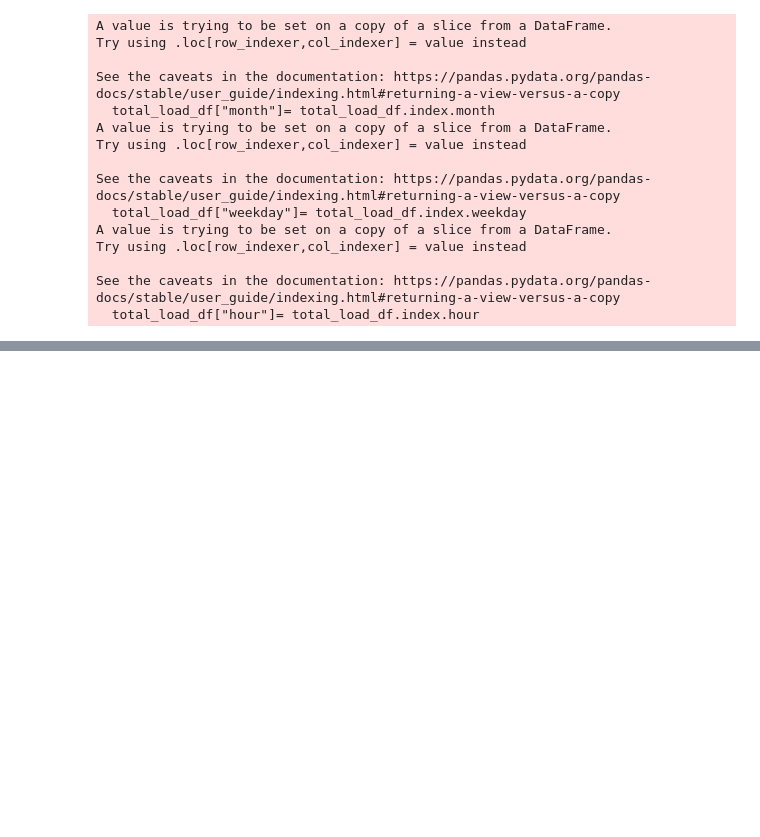
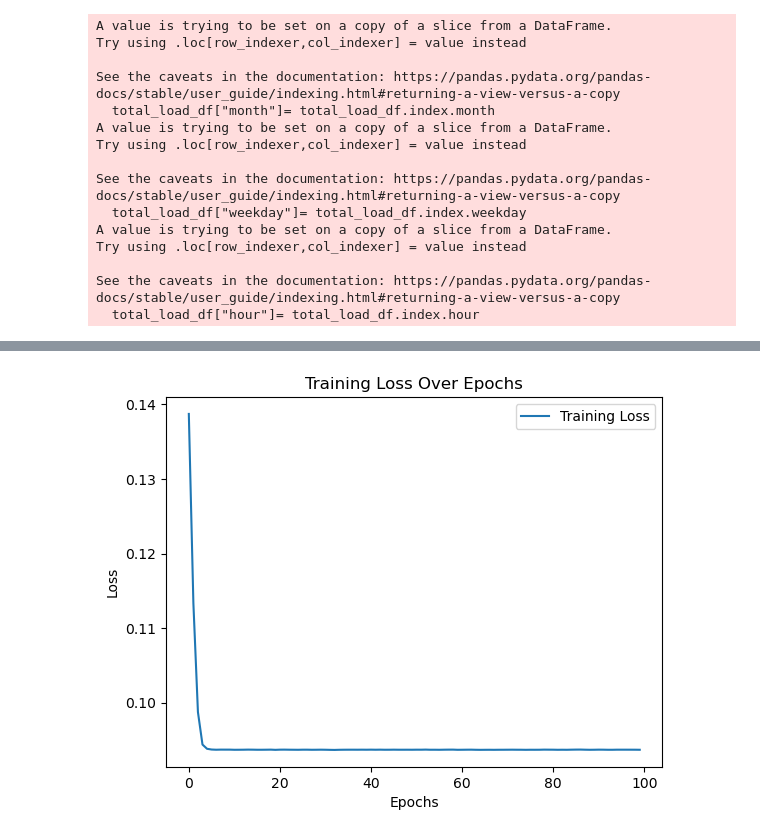
Before and after one commit to siljeberiksen/AI-in-industry, a Jupyter notebook: data_exploration.ipynb, the cells around one changed output, grey strips where cells are left out. Cells and saved outputs as stored; diff of their text form; code cells hidden in the pictures; blank space fills up the shorter version.

Commit message:
Made model and normalized input + output)

```diff
--- a/data_exploration.ipynb
+++ b/data_exploration.ipynb
@@ -94,0 +220,31 @@ import neuralprobabilistic
+# %%
+def custom_loss(y_true, dist):
+    # Extract mean and standard deviation from the distribution
+    mean = dist.loc
+    std = dist.scale
+
+    # Adjust the scale parameter as needed
+    scaled_std = std * 0.1
+
+    # Calculate the negative log-likelihood
+    negloglik = -tfp.distributions.Normal(mean, std).log_prob(y_true)
+
+    return tf.reduce_mean(negloglik)
+
+
+# Compile the model with a suitable loss function
+
+#This gave way to large values
+negloglikelihood = lambda y_true, dist: -dist.log_prob(y_true)*0.1
+model.compile(optimizer='adam', loss=negloglikelihood)
+
+# Train the model
+history = model.fit(X_train, y_train_normalized, epochs=100, batch_size=42,validation_split=0.0, verbose=True)
+print(history.history)
+# Fun
+
+#model = build_nn_normal_model(input_shape=(35064, 3), hidden=2)
+
+#Choose Mean Squared Error (MSE): Suitable for continuous values. It penalizes larger errors more heavily.
+#look into fit_params
+#history = train_nn_model(model = model, X=X, y=y, loss="mean_squared_error")
@@ -94,0 +283,9 @@ import neuralprobabilistic
+# %%
+plt.plot(history.history['loss'], label='Training Loss')
+plt.title('Training Loss Over Epochs')
+plt.xlabel('Epochs')
+plt.ylabel('Loss')
+plt.legend()
+plt.show()
+# %% [output]
+[figure, added]
```
Also changed, not shown: parts of 24 cells of this notebook, 2 other files.
